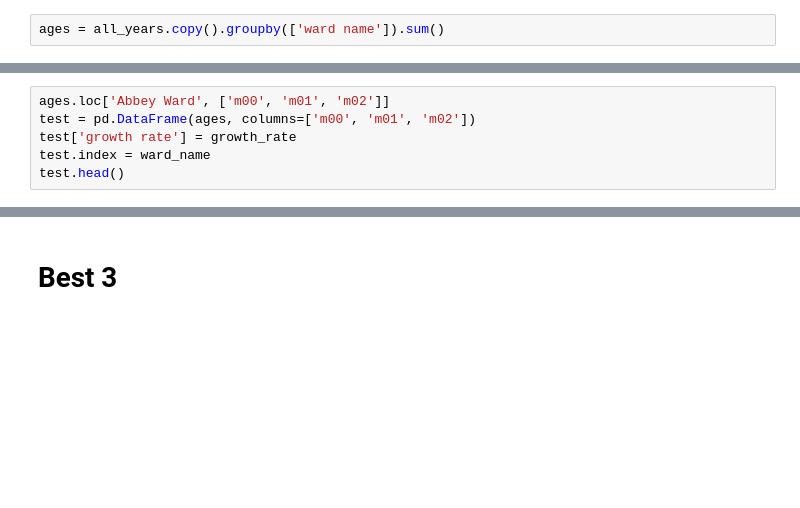
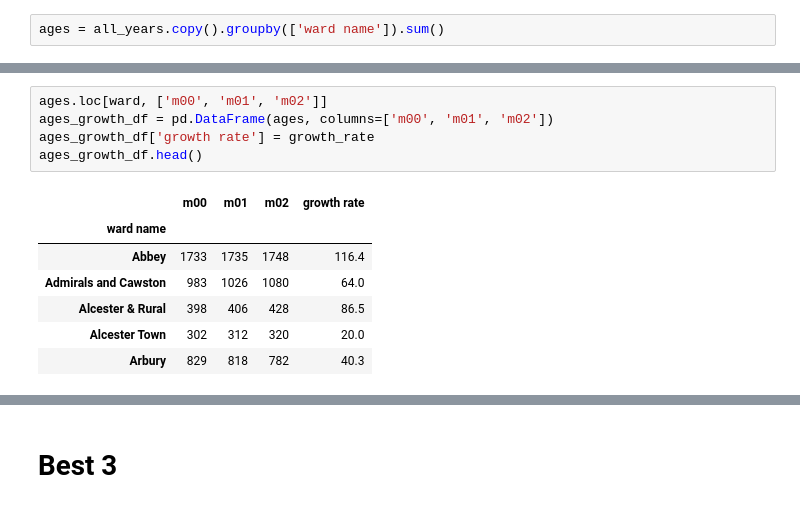
Before and after one commit to tom-foster-wcc/lga-code, a Jupyter notebook: lga_demo.ipynb, the cells around one changed output, grey strips where cells are left out. Cells and saved outputs as stored; diff of their text form; blank space fills up the shorter version.

```diff
--- a/lga_demo.ipynb
+++ b/lga_demo.ipynb
@@ -877,7 +909,14 @@ ages.loc['Abbey Ward', ['m00', 'm01', 'm02', 'f00', 'f01', 'f02']]
 # %%
-ages.loc['Abbey Ward', ['m00', 'm01', 'm02']]
-test = pd.DataFrame(ages, columns=['m00', 'm01', 'm02'])
-test['growth rate'] = growth_rate
-test.index = ward_name
-test.head()
+ages.loc[ward, ['m00', 'm01', 'm02']]
+ages_growth_df = pd.DataFrame(ages, columns=['m00', 'm01', 'm02'])
+ages_growth_df['growth rate'] = growth_rate
+ages_growth_df.head()
+# %% [output]
+|  | m00 | m01 | m02 | growth rate |
+| ward name |  |  |  |  |
+| Abbey | 1733 | 1735 | 1748 | 116.4 |
+| Admirals and Cawston | 983 | 1026 | 1080 | 64.0 |
+| Alcester & Rural | 398 | 406 | 428 | 86.5 |
+| Alcester Town | 302 | 312 | 320 | 20.0 |
+| Arbury | 829 | 818 | 782 | 40.3 |
 # %%
```
Also changed, not shown: parts of 22 cells of this notebook, 1 other file.
